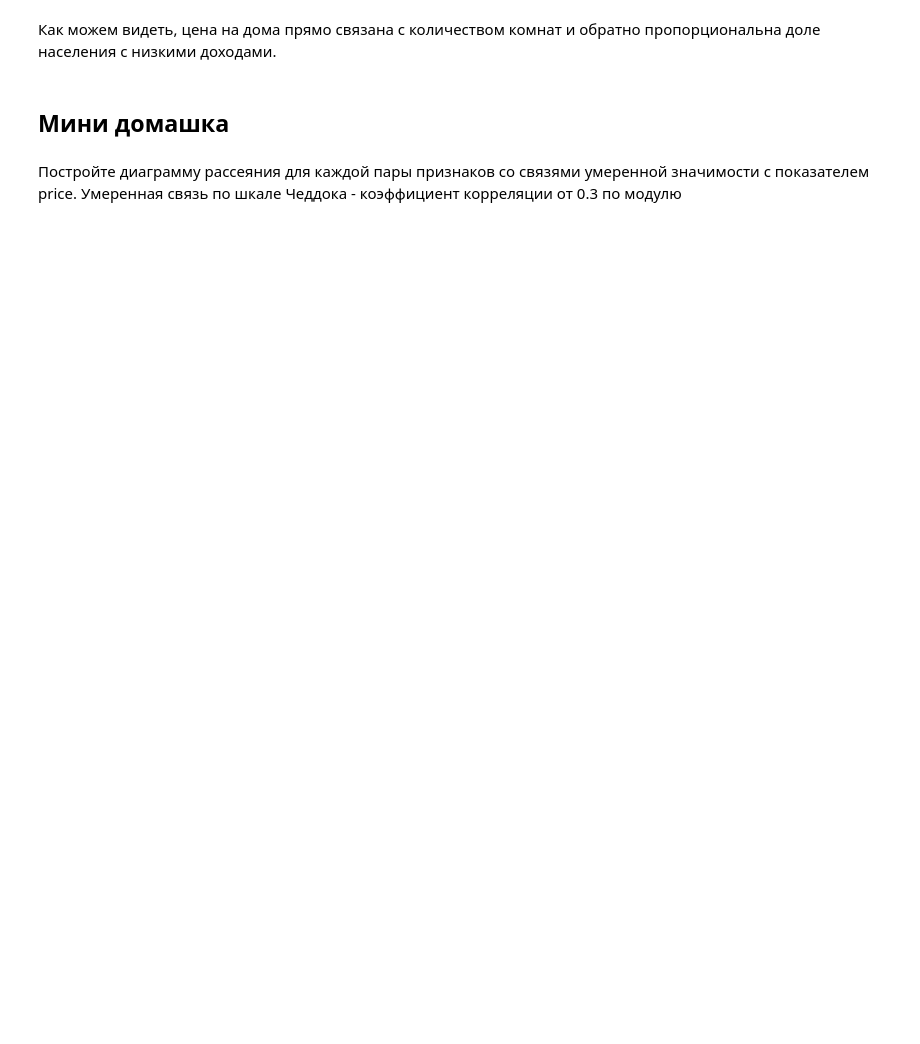
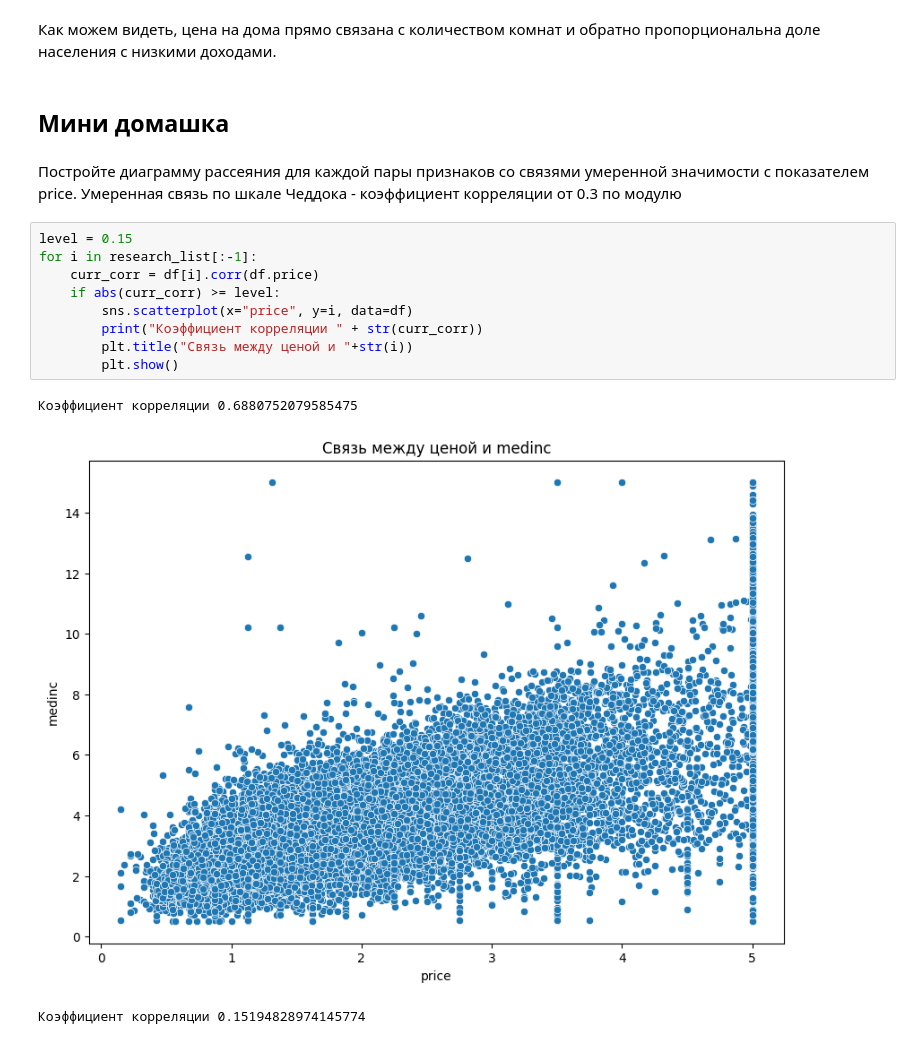
Before and after one commit to KovalenkoKonstantin/Skillbox_Data_Analysis, a Jupyter notebook: pandas_lessons/stat_practice2_wo_answers.ipynb, the cells around one changed output. Drawn from its saved outputs; the diff is of its cells as text; blank space fills up the shorter version.

```diff
--- a/pandas_lessons/stat_practice2_wo_answers.ipynb
+++ b/pandas_lessons/stat_practice2_wo_answers.ipynb
@@ -150,3 +154,16 @@ for i in research_list[:-1]:
 # %% [markdown]
 Постройте диаграмму рассеяния для каждой пары признаков со связями умеренной значимости с показателем price.
 Умеренная связь по шкале Чеддока - коэффициент корреляции от 0.3 по модулю
+# %%
+level = 0.15
+for i in research_list[:-1]:
+    curr_corr = df[i].corr(df.price)
+    if abs(curr_corr) >= level:
+        sns.scatterplot(x="price", y=i, data=df)
+        print("Коэффициент корреляции " + str(curr_corr))
+        plt.title("Связь между ценой и "+str(i))
+        plt.show()
+# %% [output]
+Коэффициент корреляции 0.6880752079585475
+[figure, added]
+Коэффициент корреляции 0.15194828974145774
```
Also changed, not shown: parts of 14 cells of this notebook, 4 other files.
